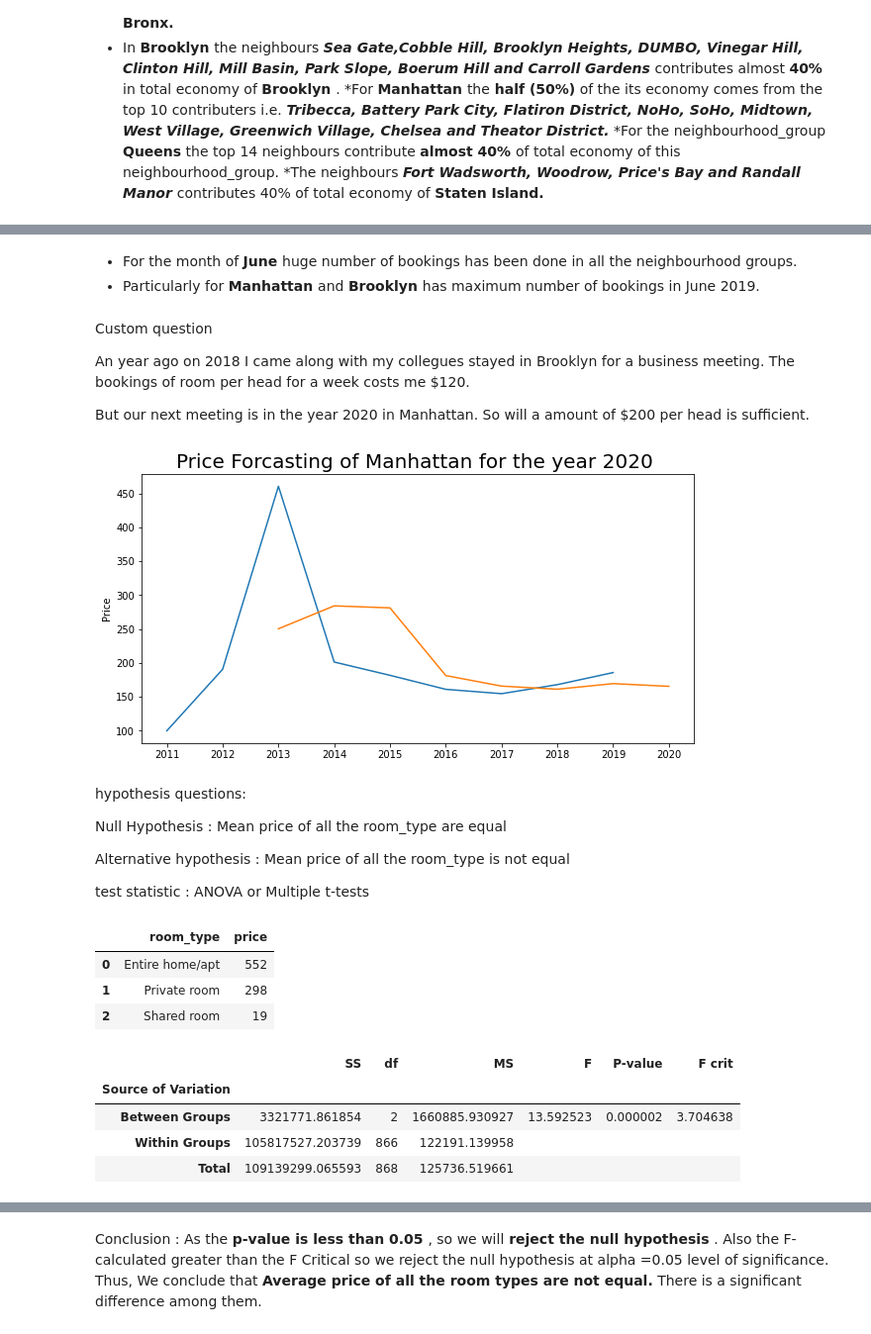
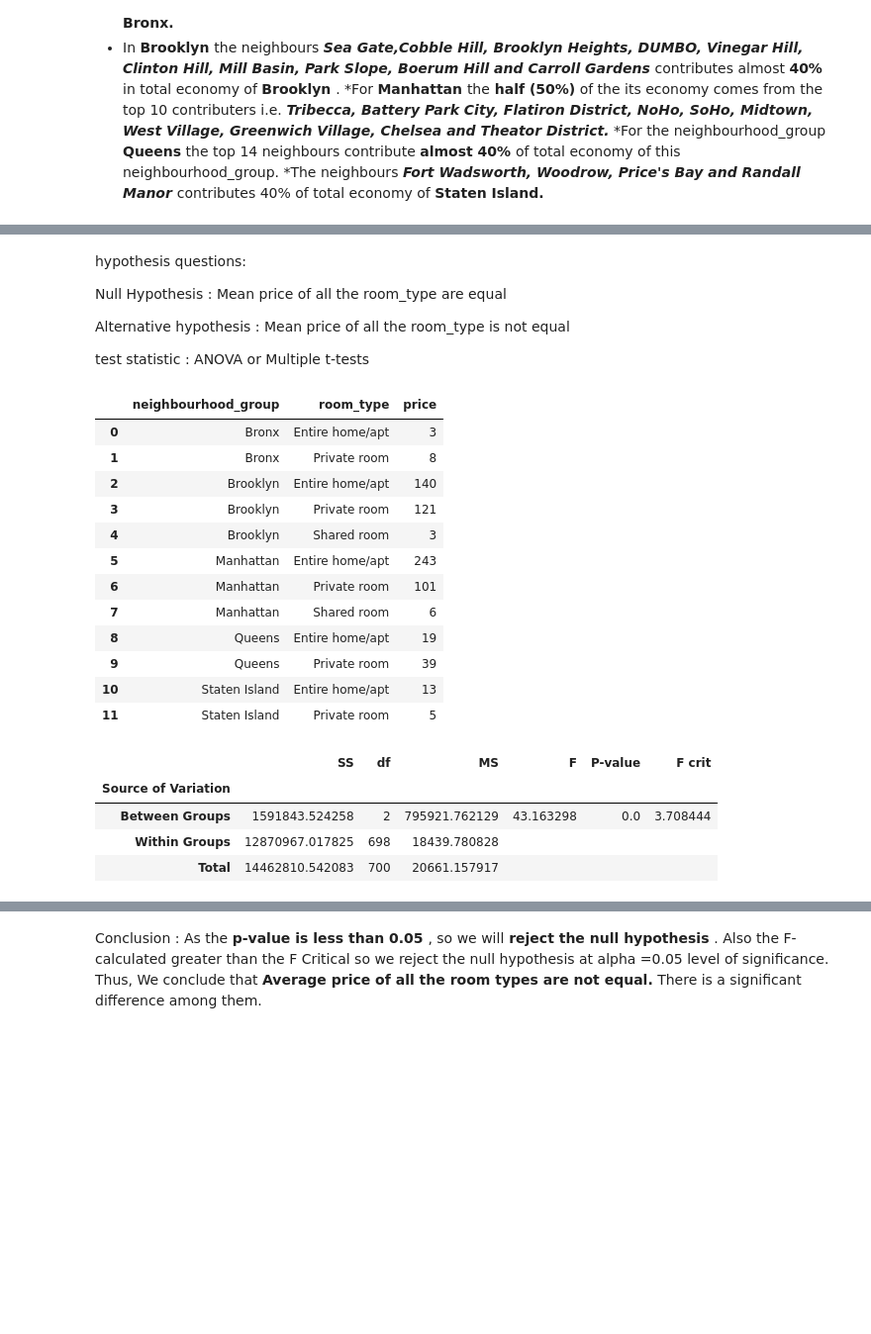
Before and after one commit to SuhelAnsari9272/Airbnb_booking_analysis, a Jupyter notebook: Md_Suhel_Ansari__Airbnb_Bookings_Analysis_Capstone_Project.ipynb, the cells around one changed output, grey strips where cells are left out. Shown at 99% size. Cells and saved outputs as stored; diff of their text form; code cells hidden in the pictures; blank space fills up the shorter version.

```diff
--- a/Md_Suhel_Ansari__Airbnb_Bookings_Analysis_Capstone_Project.ipynb
+++ b/Md_Suhel_Ansari__Airbnb_Bookings_Analysis_Capstone_Project.ipynb
@@ -498,49 +409,3 @@ plt.xlabel=('Neighbourhood_groups')
-# %% [markdown]
-* For the month of <b> June </b> huge number of bookings has been done in all the neighbourhood groups.
-* Particularly for <b> Manhattan </b> and <b> Brooklyn </b> has maximum number of bookings in June 2019.
-# %% [markdown]
-Custom question
-
-An year ago on 2018 I came along with my collegues stayed in Brooklyn for a business meeting. The bookings of room per head for a week costs me $120.
-
-But our next meeting is in the year 2020 in Manhattan. So will a amount of $200 per head is sufficient.
-# %%
-# Create a variable year for the last review year
-reviewed_df['last_review_year']= reviewed_df['last_review'].apply(lambda x: x.strftime("%Y-%m-%d") [:4])
-reviewed_df.head(3)
-
-manhattan_custom_df =reviewed_df[(reviewed_df['neighbourhood_group']=='Manhattan')& (reviewed_df['minimum_nights']<=7)]
-manhattan_custom_df.head(3)
-manhattan_custom_df.shape
-
-manhattan_yearly_price = manhattan_custom_df.groupby("last_review_year")['price'].mean()
-manhattan_yearly_price.sort_index(inplace=True)
-x=list(manhattan_yearly_price.index)
-x1=x[2:]
-x1
-
-#Calculation of 3 year moving average monthly price for manhattan
-moving_avg=[]
-for i in range(len(manhattan_yearly_price)-2):
-  a=manhattan_yearly_price[i:i+3].mean()
-  moving_avg.append(a)
-
-len(moving_avg)
-
-#Forecasting price for 2020 in Manhattan
-mv_avg_2020=sum(moving_avg[-3:])/3
-moving_avg.append(mv_avg_2020)
-
-#plotting for 2020
-x1.append('2020')
-plt.rcParams['figure.figsize'] = (10,5)
-plt.plot(x,list(manhattan_yearly_price))
-plt.plot(x1,moving_avg)
-plt.title('Price Forcasting of Manhattan for the year 2020 ',fontsize=20)
-plt.ylabel('Price')
-plt.xlabel=('Year')
-# %% [output]
-[figure, removed]
 # %% [markdown]
 hypothesis questions:
 
@@ -565,23 +430,32 @@ test statistic  : ANOVA   or Multiple t-tests
 # %%
 
 import random
 # random sample for 500 unique host_ids
 unique_host_id = list(airbnb_df['host_id'].unique())
-random.seed(30) # set a seed so that everytime we will extract same sample
+random.seed(50) # set a seed so that everytime we will extract same sample
 sample_bookings_id = list(random.sample(unique_host_id, 500))
 sample_df = airbnb_df[airbnb_df['host_id'].isin(sample_bookings_id)].reset_index(drop=True)
 
 # two variables of interest
-sample_df = sample_df[['room_type', 'price']]
-groups = sample_df.groupby('room_type').count().reset_index()
+sample_df = sample_df[['room_type', 'neighbourhood_group','price']]
+groups = sample_df.groupby(['neighbourhood_group','room_type']).count().reset_index()
 
 #Sample under observation
 groups
 # %% [output]
-|  | room_type | price |
-| 0 | Entire home/apt | 552 |
-| 1 | Private room | 298 |
-| 2 | Shared room | 19 |
+|  | neighbourhood_group | room_type | price |
+| 0 | Bronx | Entire home/apt | 3 |
+| 1 | Bronx | Private room | 8 |
+| 2 | Brooklyn | Entire home/apt | 140 |
+| 3 | Brooklyn | Private room | 121 |
+| 4 | Brooklyn | Shared room | 3 |
+| 5 | Manhattan | Entire home/apt | 243 |
+| 6 | Manhattan | Private room | 101 |
+| 7 | Manhattan | Shared room | 6 |
+| 8 | Queens | Entire home/apt | 19 |
+| 9 | Queens | Private room | 39 |
+| 10 | Staten Island | Entire home/apt | 13 |
+| 11 | Staten Island | Private room | 5 |
 # %%
 import scipy.stats as stats
 
@@ -631,6 +505,6 @@ anova_table
 # %% [output]
 |  | SS | df | MS | F | P-value | F crit |
 | Source of Variation |  |  |  |  |  |  |
-| Between Groups | 3321771.861854 | 2 | 1660885.930927 | 13.592523 | 0.000002 | 3.704638 |
-| Within Groups | 105817527.203739 | 866 | 122191.139958 |  |  |  |
-| Total | 109139299.065593 | 868 | 125736.519661 |  |  |  |
+| Between Groups | 1591843.524258 | 2 | 795921.762129 | 43.163298 | 0.0 | 3.708444 |
+| Within Groups | 12870967.017825 | 698 | 18439.780828 |  |  |  |
+| Total | 14462810.542083 | 700 | 20661.157917 |  |  |  |
```
Also changed, not shown: parts of 31 cells of this notebook.
